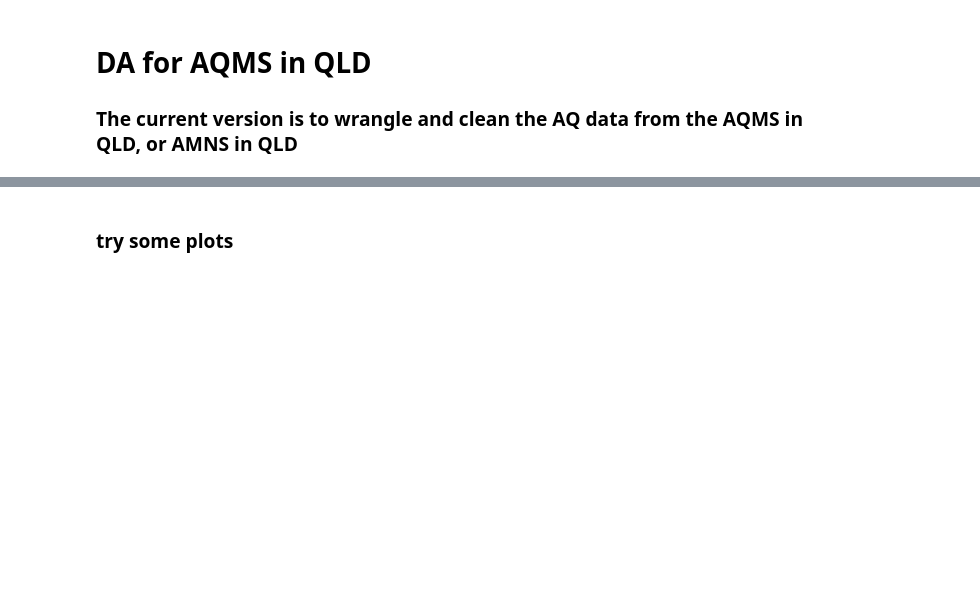
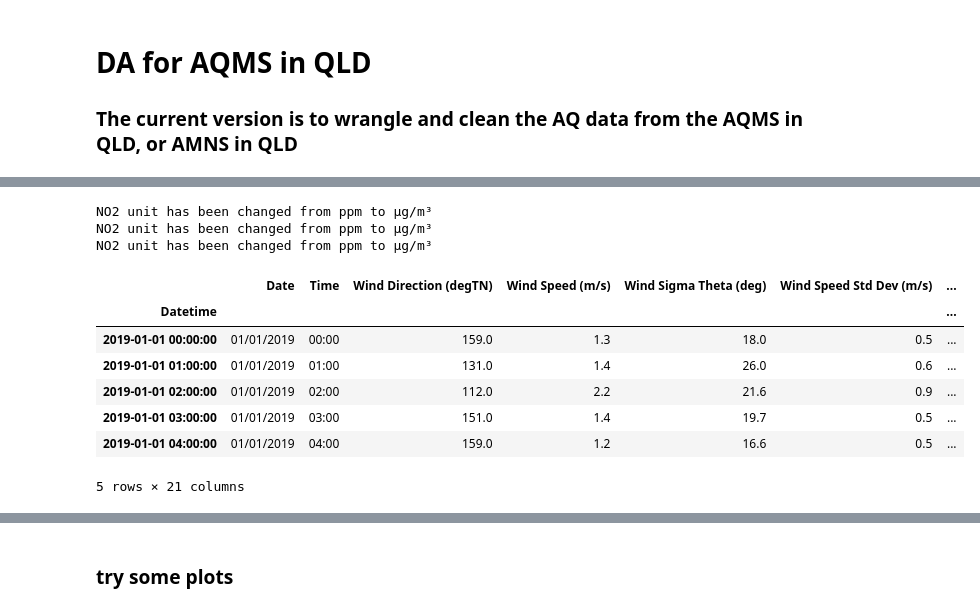
Before and after one commit to GinnCheng/DA_AQ_hub, a Jupyter notebook: main_script.ipynb, the cells around one changed output, grey strips where cells are left out. Saved outputs shown, nothing was run; the diff lists cells and outputs as text; code cells hidden in the pictures; blank space fills up the shorter version.

```diff
--- a/main_script.ipynb
+++ b/main_script.ipynb
@@ -51,9 +53,22 @@ def qld_amns_wrangler(df, columns):
 # select items
 items = ['Nitrogen Dioxide (ppm)', 'PM10 (ug/m^3)', 'PM2.5 (ug/m^3)','Sulfur Dioxide (ppm)']
 # load the data
-df_bc = qld_amns_wrangler(df_bc, columns=items)
-df_mp = qld_amns_wrangler(df_mp, columns=None)
-df_sg = qld_amns_wrangler(df_sg, columns=items)
+df_bc = qld_amns_wrangler(df_bc)
+df_mp = qld_amns_wrangler(df_mp)
+df_sg = qld_amns_wrangler(df_sg)
+# %% [output]
+NO2 unit has been changed from ppm to µg/m³
+NO2 unit has been changed from ppm to µg/m³
+NO2 unit has been changed from ppm to µg/m³
 # %%
-df_bc.info()
+df_bccl.head()
+# %% [output]
+|  | Date | Time | Wind Direction (degTN) | Wind Speed (m/s) | Wind Sigma Theta (deg) | Wind Speed Std Dev (m/s) | ... |
+| Datetime |  |  |  |  |  |  | ... |
+| 2019-01-01 00:00:00 | 01/01/2019 | 00:00 | 159.0 | 1.3 | 18.0 | 0.5 | ... |
+| 2019-01-01 01:00:00 | 01/01/2019 | 01:00 | 131.0 | 1.4 | 26.0 | 0.6 | ... |
+| 2019-01-01 02:00:00 | 01/01/2019 | 02:00 | 112.0 | 2.2 | 21.6 | 0.9 | ... |
+| 2019-01-01 03:00:00 | 01/01/2019 | 03:00 | 151.0 | 1.4 | 19.7 | 0.5 | ... |
+| 2019-01-01 04:00:00 | 01/01/2019 | 04:00 | 159.0 | 1.2 | 16.6 | 0.5 | ... |
+5 rows × 21 columns
 # %%
```
Also changed, not shown: parts of 4 cells of this notebook.
